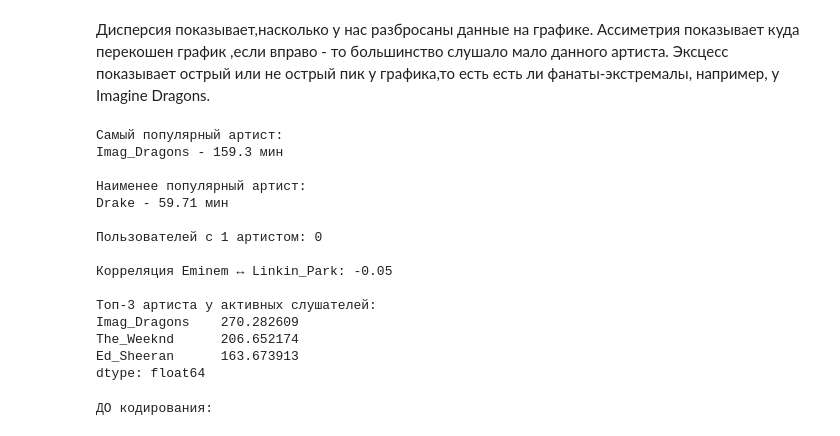
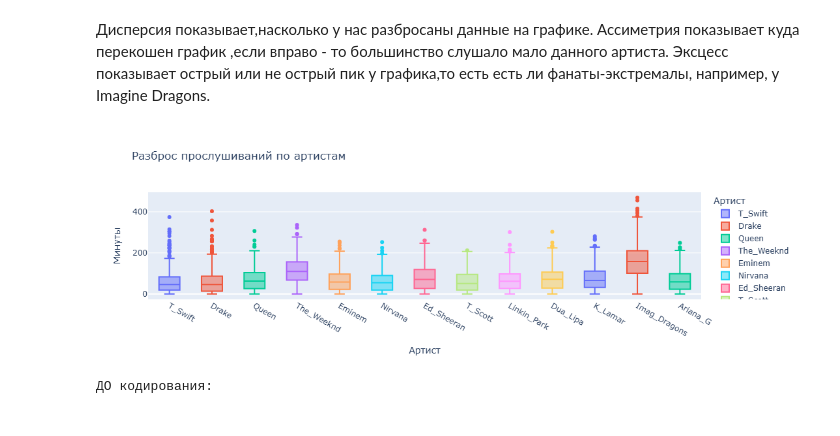
Before and after one commit to rbogush/ML-BSU, a Jupyter notebook: hw02_setup_tools/hw02_setup_tools.ipynb, the cells around one changed output. Saved outputs shown, nothing was run; the diff lists cells and outputs as text; code cells hidden in the pictures.

```diff
--- a/hw02_setup_tools/hw02_setup_tools.ipynb
+++ b/hw02_setup_tools/hw02_setup_tools.ipynb
@@ -208,53 +208,18 @@ fig = px.bar(means, x='Артист', y='Среднее',
              color='Среднее', color_continuous_scale='Blues')
 fig.show()
 # %%
-df_melt = df_clean.drop(columns='User_ID').melt(var_name='Артист', value_name='Минуты')
+artist_cols = ['T_Swift','Drake','Queen','The_Weeknd','Eminem',
+               'Nirvana','Ed_Sheeran','T_Scott','Linkin_Park',
+               'Dua_Lipa','K_Lamar','Imag_Dragons','Ariana_G']
+
+df_melt = df[artist_cols].melt(var_name='Артист', value_name='Минуты')
 
 fig = px.box(df_melt, x='Артист', y='Минуты',
-             title='Разброс прослушиваний по артистам',
-             color='Артист')
+             color='Артист',
+             title='Разброс прослушиваний по артистам')
 fig.show()
+# %% [output]
+[figure, added]
-# %%
-artists = df_clean.drop(columns=['User_ID', 'total'], errors='ignore')
-
-# Гипотеза 1: Кто самый популярный артист?
-print("Самый популярный артист:")
-print(artists.mean().idxmax(), "-", round(artists.mean().max(), 2), "мин")
-
-# Гипотеза 2: Кто наименее популярен?
-print("\nНаименее популярный артист:")
-print(artists.mean().idxmin(), "-", round(artists.mean().min(), 2), "мин")
-
-# Гипотеза 3: Есть ли пользователи которые слушают только 1 артиста?
-only_one = (artists > 0).sum(axis=1) == 1
-print(f"\nПользователей с 1 артистом: {only_one.sum()}")
-
-# Гипотеза 4: Слушатели Eminem часто слушают Linkin_Park?
-corr_val = artists['Eminem'].corr(artists['Linkin_Park'])
-print(f"\nКорреляция Eminem ↔ Linkin_Park: {corr_val:.2f}")
-
-# Гипотеза 5: Топ-3 артиста у самых активных слушателей (топ 10%)
-df_clean['total'] = artists.sum(axis=1)
-top_users = df_clean[df_clean['total'] >= df_clean['total'].quantile(0.9)]
-top_artists = top_users.drop(columns=['User_ID', 'total']).mean().sort_values(ascending=False)
-print("\nТоп-3 артиста у активных слушателей:")
-print(top_artists.head(3))
-# %% [output]
-Самый популярный артист:
-Imag_Dragons - 159.3 мин
-
-Наименее популярный артист:
-Drake - 59.71 мин
-
-Пользователей с 1 артистом: 0
-
-Корреляция Eminem ↔ Linkin_Park: -0.05
-
-Топ-3 артиста у активных слушателей:
-Imag_Dragons    270.282609
-The_Weeknd      206.652174
-Ed_Sheeran      163.673913
-dtype: float64
 # %%
 genres = ['rock', 'pop', 'hip-hop']
 df['genre'] = np.resize(genres, len(df))
```
